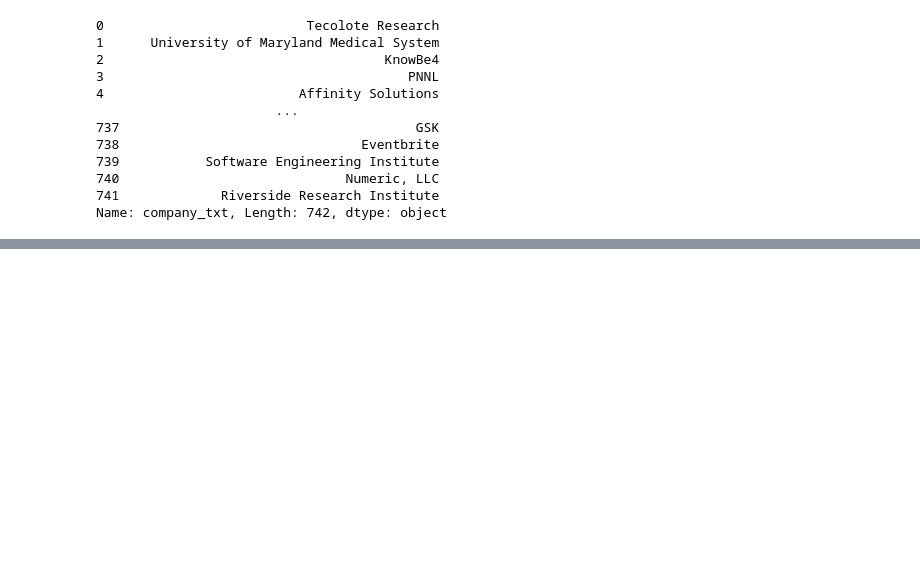
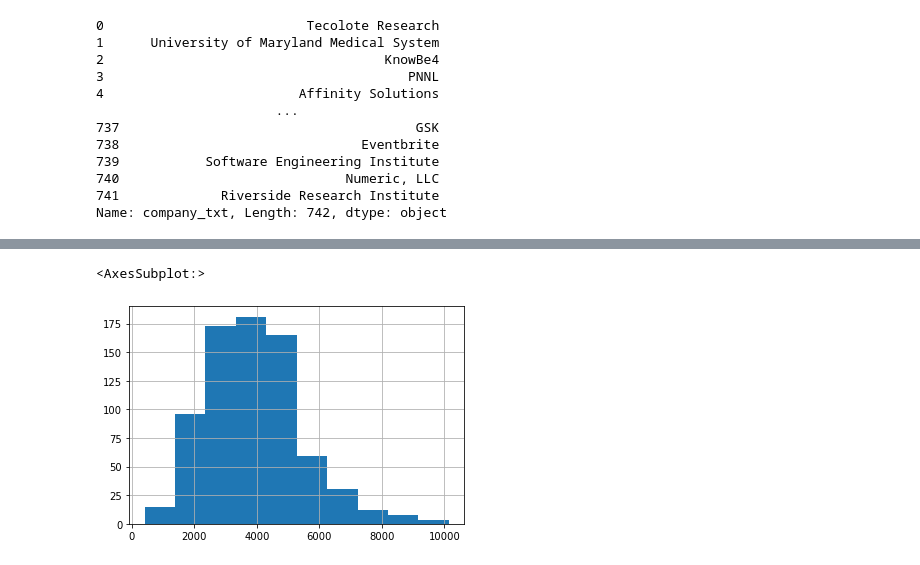
Before and after one commit to basel-ay/Data-Science-Salary-Prediction, a Jupyter notebook: notebooks/exploratory_data_analysis.ipynb, the cells around one changed output, grey strips where cells are left out. Cells and saved outputs as stored; diff of their text form; code cells hidden in the pictures; blank space fills up the shorter version.

```diff
--- a/notebooks/exploratory_data_analysis.ipynb
+++ b/notebooks/exploratory_data_analysis.ipynb
@@ -183,0 +203,5 @@ df.describe()
+# %%
+df.desc_len.hist()
+# %% [output]
+<AxesSubplot:>
+[figure, added]
```
Also changed, not shown: parts of 22 cells of this notebook, 4 other files.
